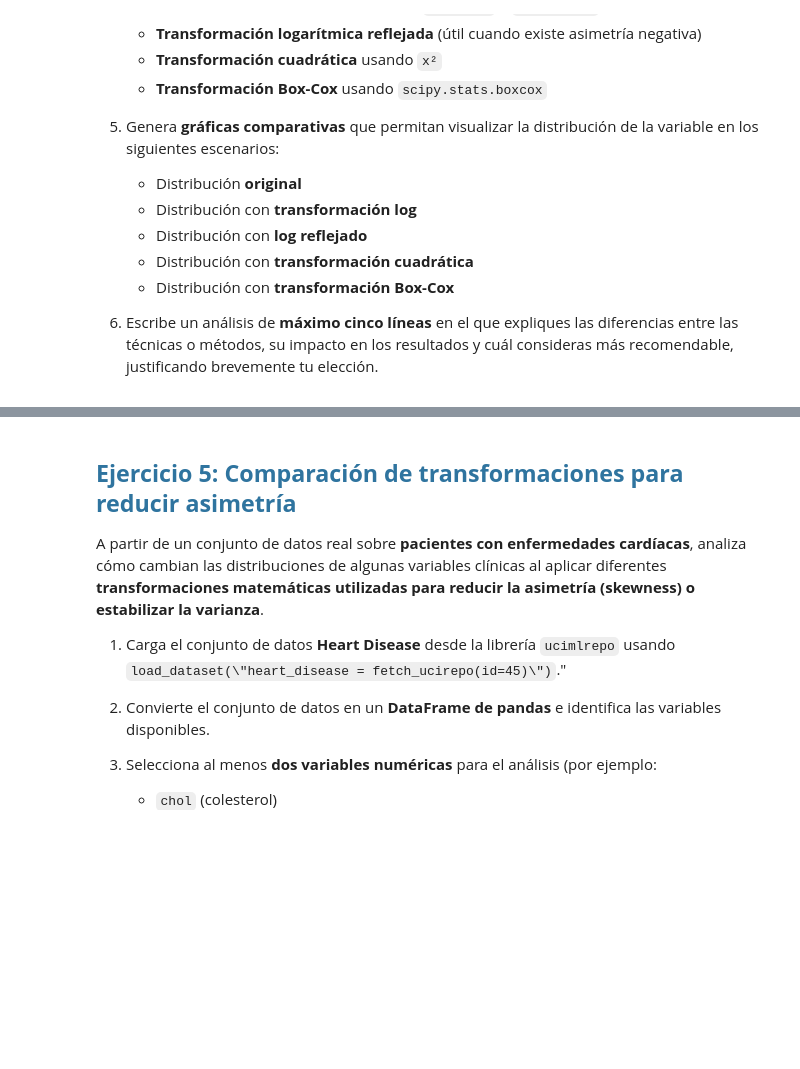
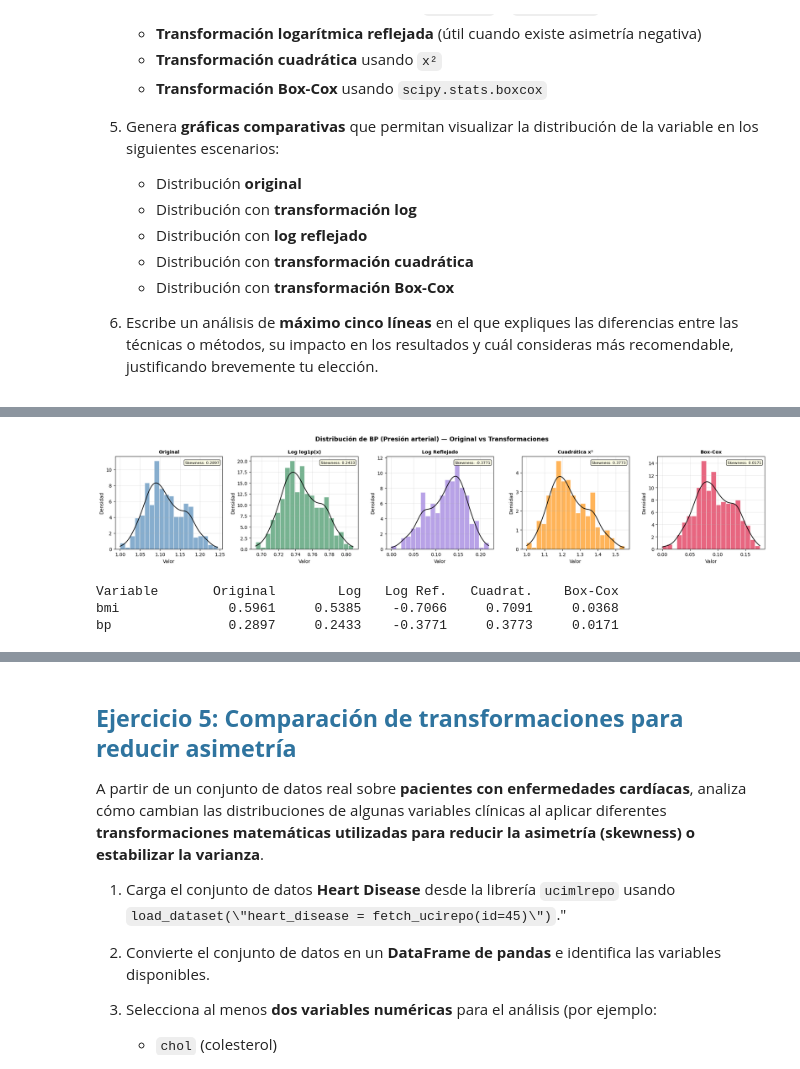
Before and after one commit to JulianCarvajal/BeatAnalytics, a Jupyter notebook: sesiones_practicas/sp_3_natalia_bernal_julian_carvajal.ipynb, the cells around one changed output, grey strips where cells are left out. Drawn from its saved outputs; the diff is of its cells as text; code cells hidden in the pictures; blank space fills up the shorter version.

```diff
--- a/sesiones_practicas/sp_3_natalia_bernal_julian_carvajal.ipynb
+++ b/sesiones_practicas/sp_3_natalia_bernal_julian_carvajal.ipynb
@@ -537,0 +617,53 @@ A partir de un conjunto de datos real sobre **pacientes con diabetes**, analiza
+# %%
+# Segunda variable: bp (presión arterial)
+bp_raw     = df['bp'].values
+bp_shifted = bp_raw - bp_raw.min() + 1
+
+bp_log    = np.log1p(bp_shifted)
+bp_logref = np.log1p(bp_shifted.max() - bp_shifted)
+bp_cuad   = bp_shifted ** 2
+bp_boxcox, _ = boxcox(bp_shifted)
+
+fig2, axs2 = plt.subplots(1, 5, figsize=(20, 4))
+fig2.suptitle('Distribución de BP (Presión arterial) — Original vs Transformaciones',
+              fontsize=13, fontweight='bold')
+
+configs2 = [
+    (bp_shifted, 'Original',               'steelblue'),
+    (bp_log,     'Log log1p(x)',            'seagreen'),
+    (bp_logref,  'Log Reflejado',           'mediumpurple'),
+    (bp_cuad,    'Cuadrática x²',           'darkorange'),
+    (bp_boxcox,  'Box-Cox',                 'crimson'),
+]
+
+for i, (data, titulo, color) in enumerate(configs2):
+    ax = axs2[i]
+    ax.hist(data, bins=20, alpha=0.65, color=color, edgecolor='white', density=True)
+    kde = stats.gaussian_kde(data)
+    xs = np.linspace(data.min(), data.max(), 200)
+    ax.plot(xs, kde(xs), color='black', linewidth=1.5)
+    ax.set_title(titulo, fontsize=10, fontweight='bold')
+    ax.set_xlabel('Valor')
+    ax.set_ylabel('Densidad')
+    ax.text(0.97, 0.95, sk(data), transform=ax.transAxes, fontsize=8,
+            ha='right', va='top',
+            bbox=dict(boxstyle='round,pad=0.3', facecolor='lightyellow', alpha=0.8))
+    ax.grid(True, alpha=0.3)
+
+plt.tight_layout()
+plt.show()
+# %% [output]
+[figure, added]
+# %%
+# Resumen de Skewness
+print(f"{'Variable':<12} {'Original':>10} {'Log':>10} {'Log Ref.':>10} {'Cuadrat.':>10} {'Box-Cox':>10}")
+for xo, xl, xlr, xc, xbc, nombre in [
+    (bmi_shifted, bmi_log, bmi_logref, bmi_cuad, bmi_boxcox, 'bmi'),
+    (bp_shifted,  bp_log,  bp_logref,  bp_cuad,  bp_boxcox,  'bp'),
+]:
+    print(f"{nombre:<12} {stats.skew(xo):>10.4f} {stats.skew(xl):>10.4f} "
+          f"{stats.skew(xlr):>10.4f} {stats.skew(xc):>10.4f} {stats.skew(xbc):>10.4f}")
+# %% [output]
+Variable       Original        Log   Log Ref.   Cuadrat.    Box-Cox
+bmi              0.5961     0.5385    -0.7066     0.7091     0.0368
+bp               0.2897     0.2433    -0.3771     0.3773     0.0171
```
Also changed, not shown: parts of 3 cells of this notebook.
